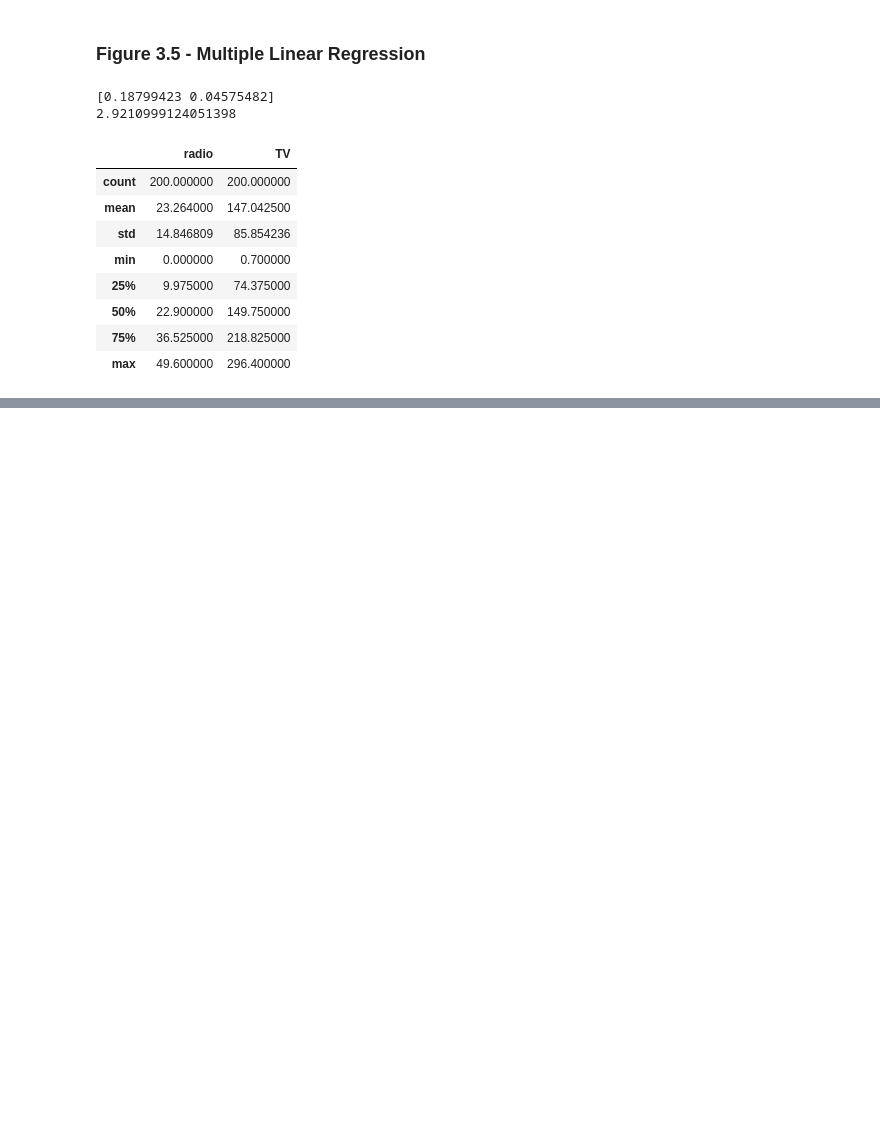
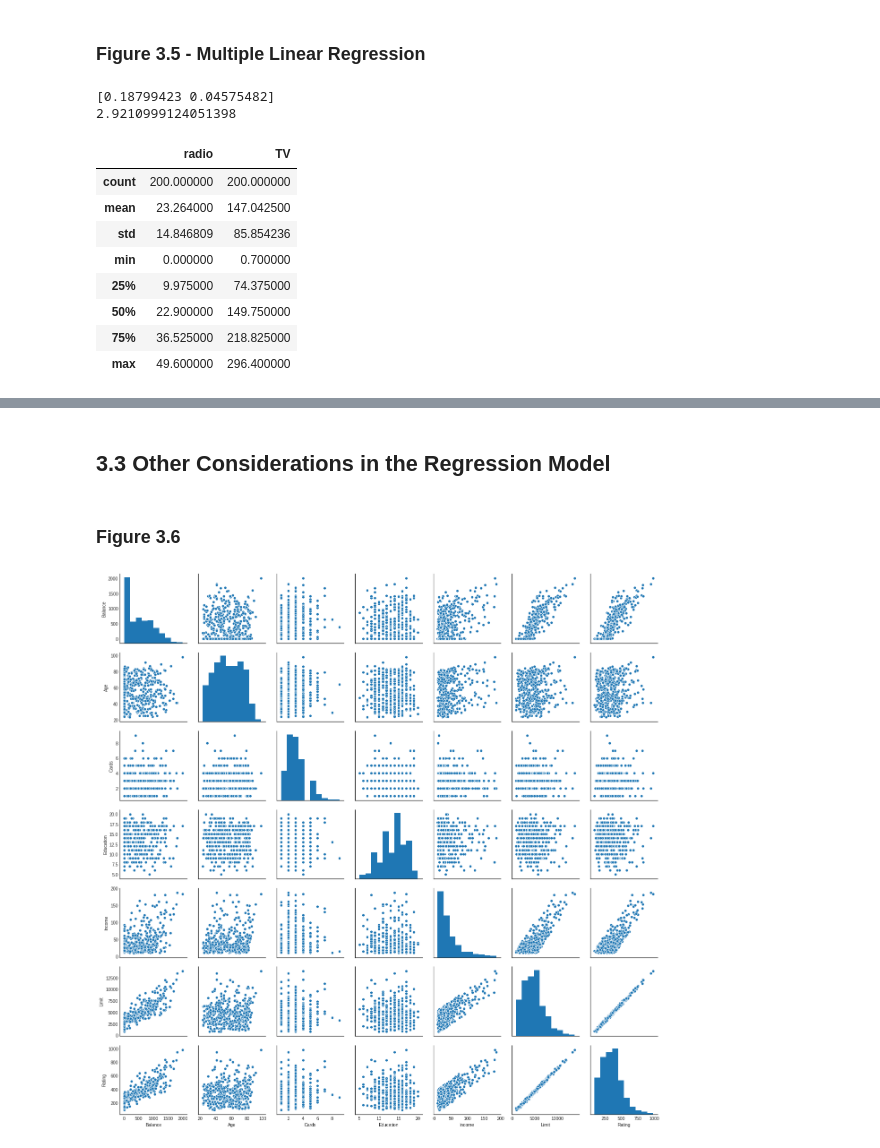
Before and after one commit to kuhnen/ML-exercises, a Jupyter notebook: ISRL-Python/Chapter_3.ipynb, the cells around one changed output, grey strips where cells are left out. Drawn from its saved outputs; the diff is of its cells as text; code cells hidden in the pictures; blank space fills up the shorter version.

Commit message:
added more tables and figures to chapter 3

```diff
--- a/ISRL-Python/Chapter_3.ipynb
+++ b/ISRL-Python/Chapter_3.ipynb
@@ -349,0 +348,8 @@ ax.set_zlabel('Sales')
+# %% [markdown]
+## 3.3 Other Considerations in the Regression Model
+# %% [markdown]
+### Figure 3.6
+# %%
+sns.pairplot(credit[['Balance', 'Age', 'Cards', 'Education', 'Income', 'Limit', 'Rating']]);
+# %% [output]
+[figure, added]
```
Also changed, not shown: parts of 16 cells of this notebook, 1 other file.
